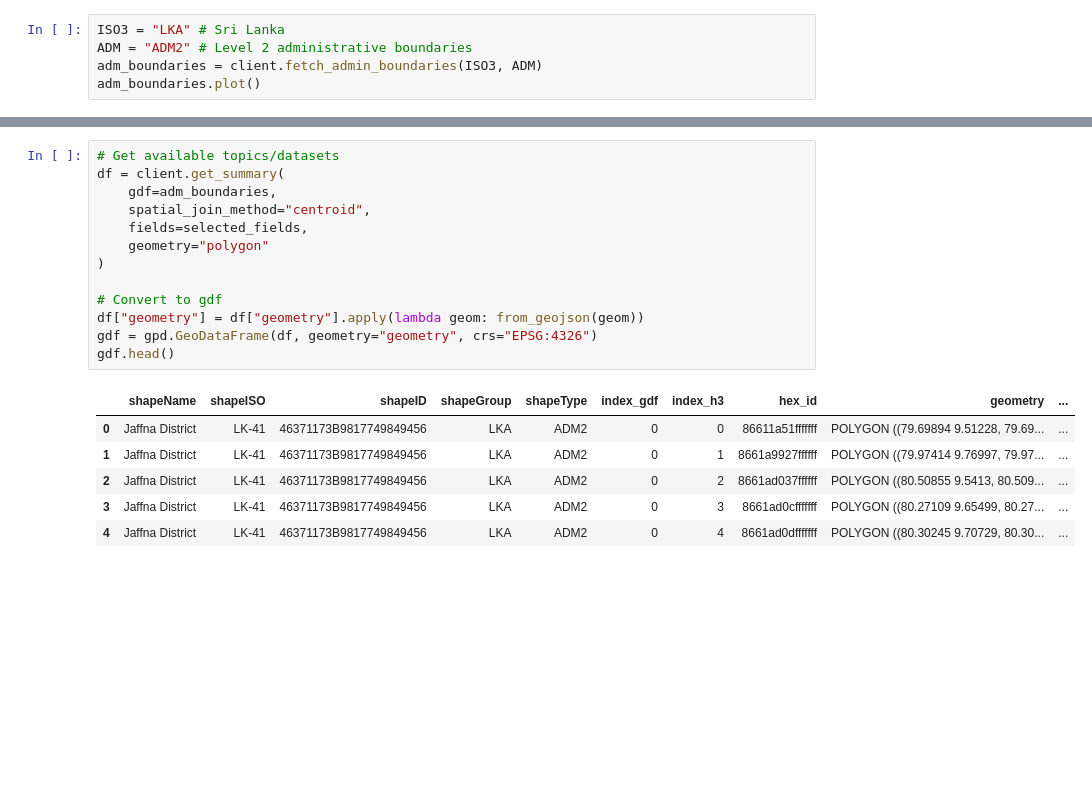
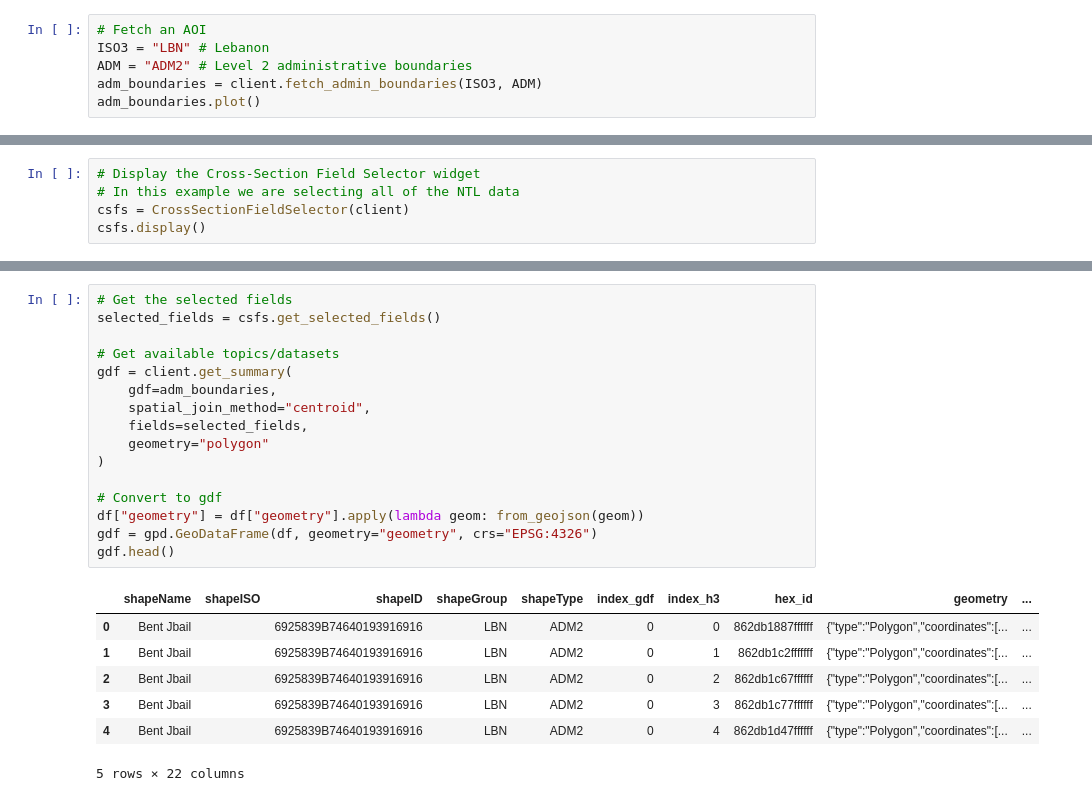
Before and after one commit to worldbank/DECAT_Space2Stats, a Jupyter notebook: docs/user-docs/space2stats_api_ui_demo.ipynb, the cells around one changed output, grey strips where cells are left out. Drawn from its saved outputs; the diff is of its cells as text; blank space fills up the shorter version.

```diff
--- a/docs/user-docs/space2stats_api_ui_demo.ipynb
+++ b/docs/user-docs/space2stats_api_ui_demo.ipynb
@@ -248,5 +32,6 @@ selected_fields = field_selector.get_selected_fields()
 # %%
-ISO3 = "LKA" # Sri Lanka
+# Fetch an AOI
+ISO3 = "LBN" # Lebanon
 ADM = "ADM2" # Level 2 administrative boundaries
 adm_boundaries = client.fetch_admin_boundaries(ISO3, ADM)
 adm_boundaries.plot()
@@ -255,0 +43,5 @@ adm_boundaries.plot()
+# %%
+# Display the Cross-Section Field Selector widget
+# In this example we are selecting all of the NTL data
+csfs = CrossSectionFieldSelector(client)
+csfs.display()
@@ -256,20 +52,24 @@ adm_boundaries.plot()
 # %%
+# Get the selected fields
+selected_fields = csfs.get_selected_fields()
+
 # Get available topics/datasets
-df = client.get_summary(
+gdf = client.get_summary(
     gdf=adm_boundaries,
     spatial_join_method="centroid",
     fields=selected_fields,
     geometry="polygon"
 )
 
 # Convert to gdf
 df["geometry"] = df["geometry"].apply(lambda geom: from_geojson(geom))
 gdf = gpd.GeoDataFrame(df, geometry="geometry", crs="EPSG:4326")
 gdf.head()
 # %% [output]
 |  | shapeName | shapeISO | shapeID | shapeGroup | shapeType | index_gdf | index_h3 | hex_id | geometry | ... |
-| 0 | Jaffna District | LK-41 | 46371173B9817749849456 | LKA | ADM2 | 0 | 0 | 86611a51fffffff | POLYGON ((79.69894 9.51228, 79.69... | ... |
-| 1 | Jaffna District | LK-41 | 46371173B9817749849456 | LKA | ADM2 | 0 | 1 | 8661a9927ffffff | POLYGON ((79.97414 9.76997, 79.97... | ... |
-| 2 | Jaffna District | LK-41 | 46371173B9817749849456 | LKA | ADM2 | 0 | 2 | 8661ad037ffffff | POLYGON ((80.50855 9.5413, 80.509... | ... |
-| 3 | Jaffna District | LK-41 | 46371173B9817749849456 | LKA | ADM2 | 0 | 3 | 8661ad0cfffffff | POLYGON ((80.27109 9.65499, 80.27... | ... |
-| 4 | Jaffna District | LK-41 | 46371173B9817749849456 | LKA | ADM2 | 0 | 4 | 8661ad0dfffffff | POLYGON ((80.30245 9.70729, 80.30... | ... |
+| 0 | Bent Jbail |  | 6925839B74640193916916 | LBN | ADM2 | 0 | 0 | 862db1887ffffff | {"type":"Polygon","coordinates":[... | ... |
+| 1 | Bent Jbail |  | 6925839B74640193916916 | LBN | ADM2 | 0 | 1 | 862db1c2fffffff | {"type":"Polygon","coordinates":[... | ... |
+| 2 | Bent Jbail |  | 6925839B74640193916916 | LBN | ADM2 | 0 | 2 | 862db1c67ffffff | {"type":"Polygon","coordinates":[... | ... |
+| 3 | Bent Jbail |  | 6925839B74640193916916 | LBN | ADM2 | 0 | 3 | 862db1c77ffffff | {"type":"Polygon","coordinates":[... | ... |
+| 4 | Bent Jbail |  | 6925839B74640193916916 | LBN | ADM2 | 0 | 4 | 862db1d47ffffff | {"type":"Polygon","coordinates":[... | ... |
+5 rows × 22 columns
```
Also changed, not shown: parts of 20 cells of this notebook.
